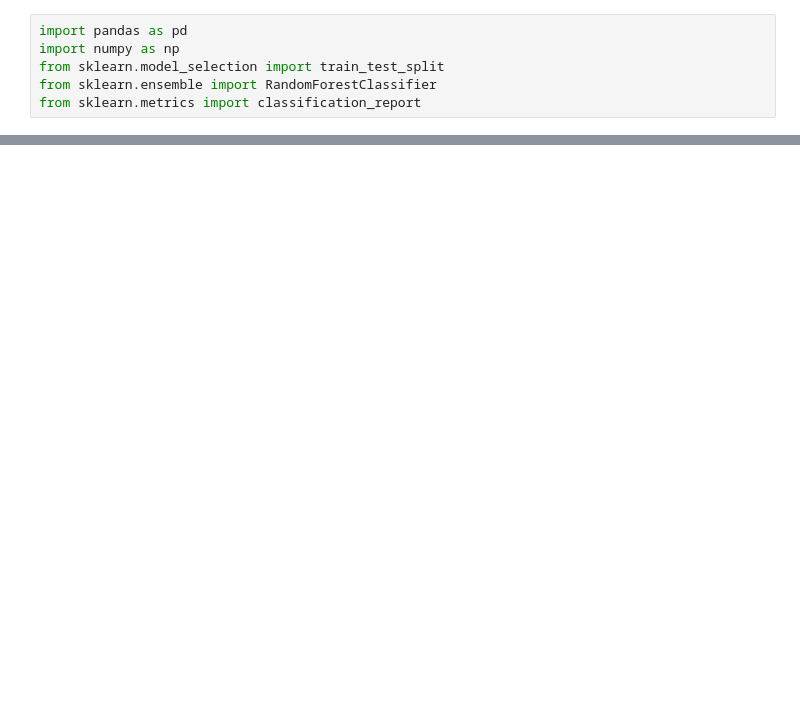
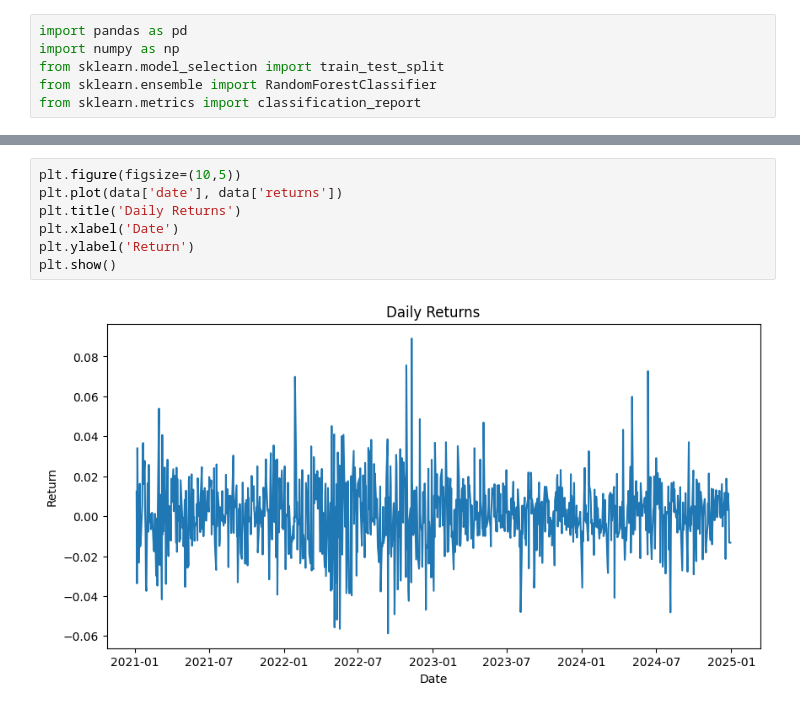
Before and after one commit to Kunal-27S/FinSight, a Jupyter notebook: notebooks/2_preprocessing/02_preprocessing.ipynb, the cells around one changed output, grey strips where cells are left out. Saved outputs shown, nothing was run; the diff lists cells and outputs as text; blank space fills up the shorter version.

```diff
--- a/notebooks/2_preprocessing/02_preprocessing.ipynb
+++ b/notebooks/2_preprocessing/02_preprocessing.ipynb
@@ -11,0 +33,9 @@ FileNotFoundError: [Errno 2] No such file or directory: '../../data/stock_prices
+# %%
+plt.figure(figsize=(10,5))
+plt.plot(data['date'], data['returns'])
+plt.title('Daily Returns')
+plt.xlabel('Date')
+plt.ylabel('Return')
+plt.show()
+# %% [output]
+[figure, added]
```
Also changed, not shown: parts of 4 cells of this notebook.
